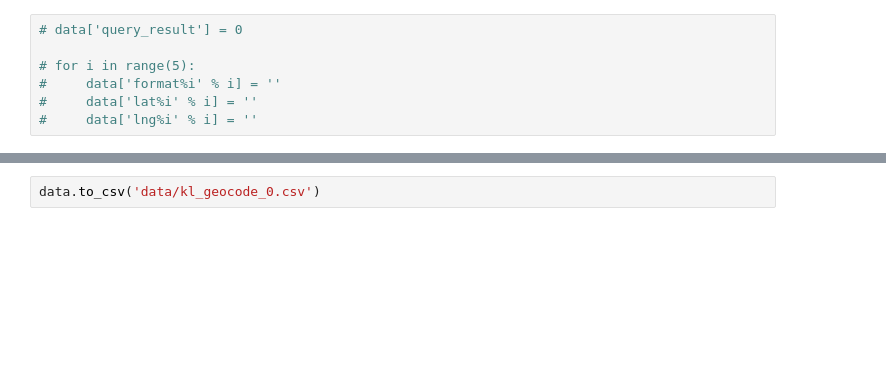
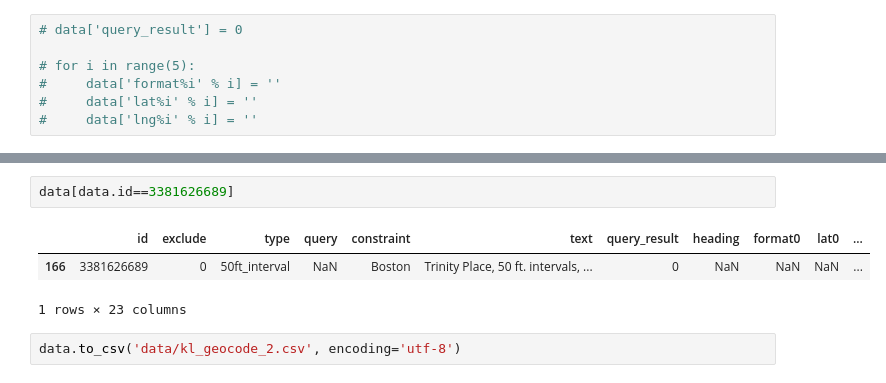
Before and after one commit to brian-ho/IDEP, a Jupyter notebook: Geocode.ipynb, the cells around one changed output, grey strips where cells are left out. Saved outputs shown, nothing was run; the diff lists cells and outputs as text; blank space fills up the shorter version.

```diff
--- a/Geocode.ipynb
+++ b/Geocode.ipynb
@@ -116,2 +92,8 @@ data.head(n=20)
+# %%
+data[data.id==3381626689]
+# %% [output]
+|  | id | exclude | type | query | constraint | text | query_result | heading | format0 | lat0 | ... |
+| 166 | 3381626689 | 0 | 50ft_interval | NaN | Boston | Trinity Place, 50 ft. intervals, ... | 0 | NaN | NaN | NaN | ... |
+1 rows × 23 columns
 # %%
-data.to_csv('data/kl_geocode_0.csv')
+data.to_csv('data/kl_geocode_2.csv', encoding='utf-8')
```
Also changed, not shown: parts of 8 cells of this notebook, 6 other files.
